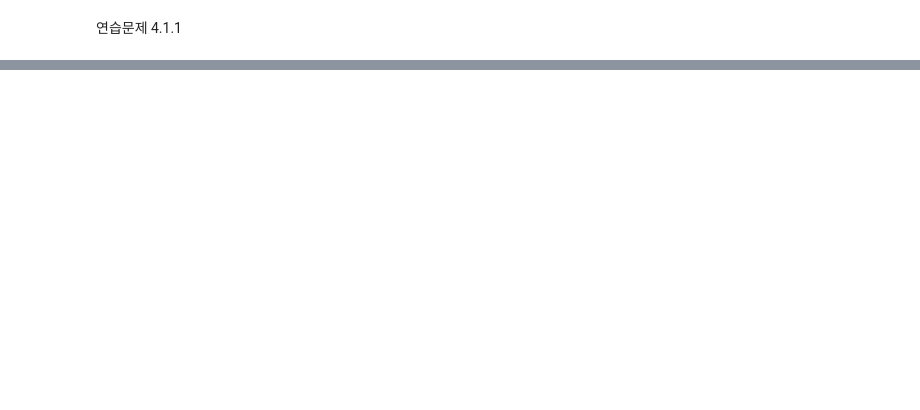
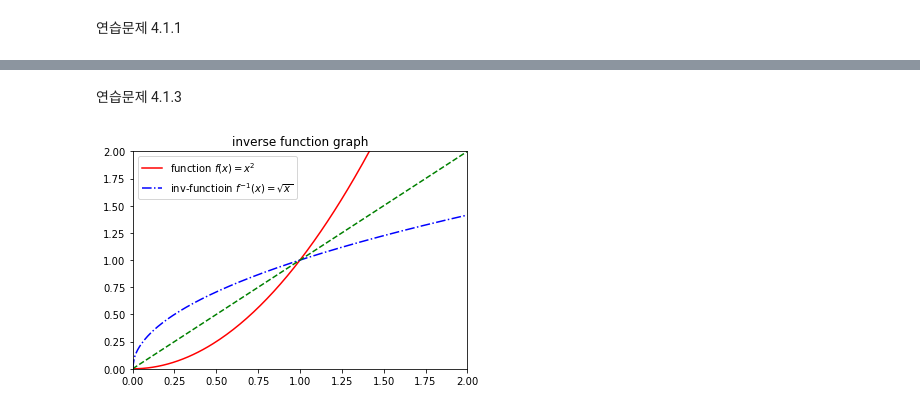
Before and after one commit to LakeLee4495/DataAnalysis-Lecture, a Jupyter notebook: 연습문제 4.1~4.3.ipynb, the cells around one changed output, grey strips where cells are left out. Cells and saved outputs as stored; diff of their text form; code cells hidden in the pictures; blank space fills up the shorter version.

```diff
--- a/연습문제 4.1~4.3.ipynb
+++ b/연습문제 4.1~4.3.ipynb
@@ -18,0 +49,23 @@ NameError: name 'f' is not defined
+# %% [markdown]
+연습문제 4.1.3
+# %%
+import matplotlib.pyplot as plt
+
+def f1(x):
+    return x ** 2
+
+def f1inv(x):
+    return np.sqrt(x)
+
+x = np.linspace(0, 3, 300)
+plt.plot(x, f1(x), "r-", label="function $f(x) = x^2$")
+plt.plot(x, f1inv(x), "b-.", label ="inv-functioin $f^{-1}(x) = \sqrt{x}$")
+plt.plot(x, x, "g--")
+plt.xlim(0,2)
+plt.ylim(0,2)
+plt.legend()
+plt.title("inverse function graph")
+
+plt.show();
+# %% [output]
+[figure, added]
```
Also changed, not shown: parts of 12 cells of this notebook, 6 other files.
